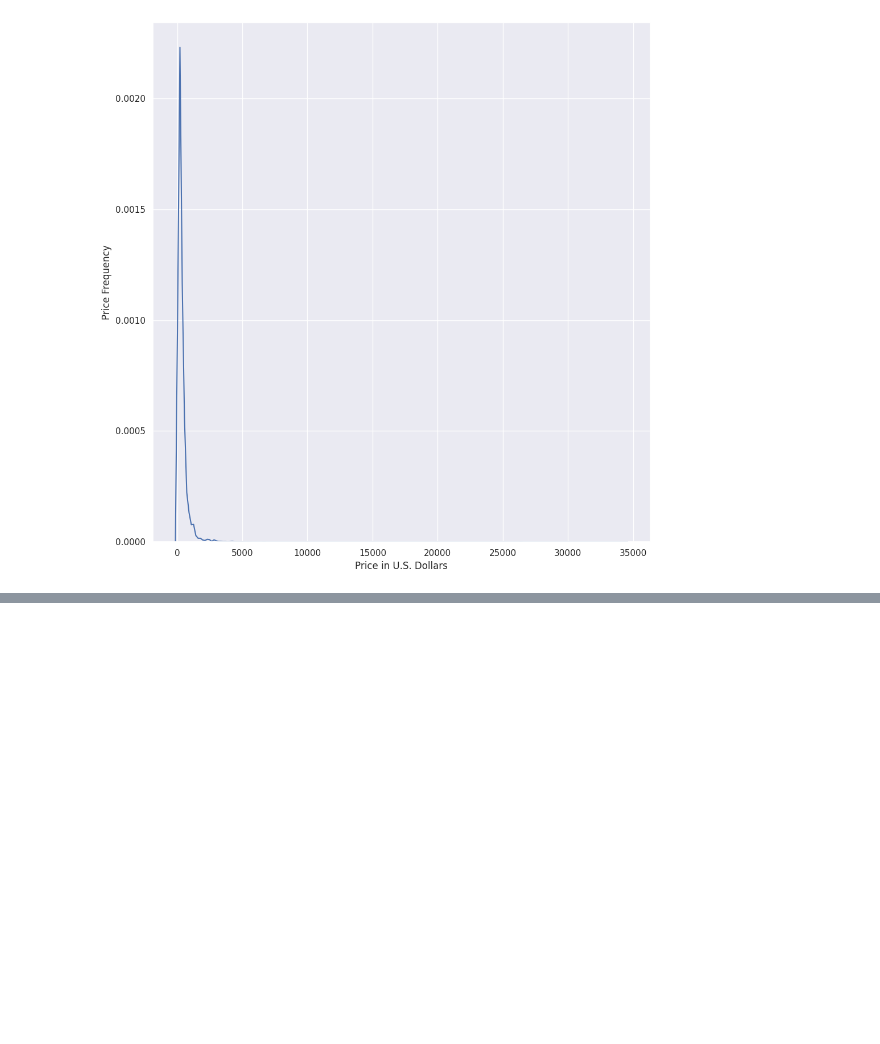
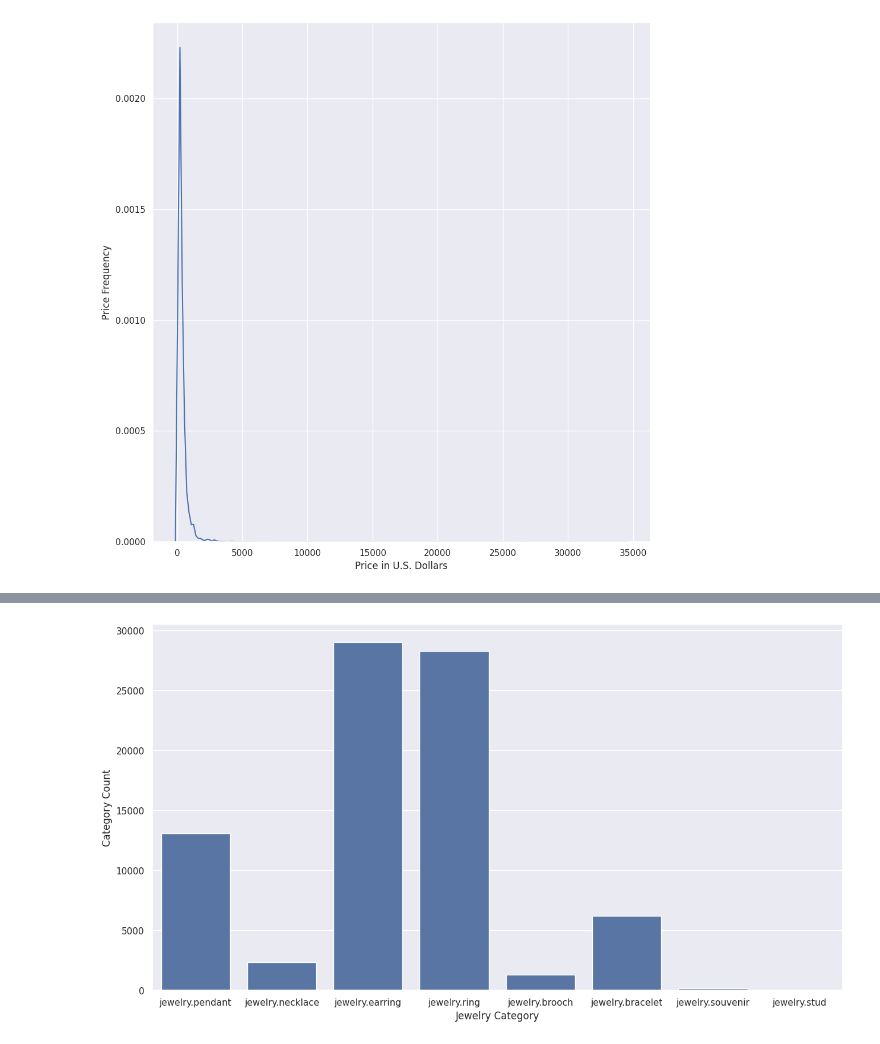
Before and after one commit to Mercymerine/Amdari21DayDataChallenge, a Jupyter notebook: jewellery.ipynb, the cells around one changed output, grey strips where cells are left out. Cells and saved outputs as stored; diff of their text form; code cells hidden in the pictures; blank space fills up the shorter version.

```diff
--- a/jewellery.ipynb
+++ b/jewellery.ipynb
@@ -162,0 +294,12 @@ plt.show();plt.close()
+# %%
+#Category count plot
+plt.figure(figsize= (15, 8))
+
+sns.countplot(data=real_categories, x='Category_alias')
+
+plt.xlabel('Jewelry Category')
+plt.ylabel('Category Count')
+
+plt.show();plt.close()
+# %% [output]
+[figure, added]
```
Also changed, not shown: parts of 43 cells of this notebook.
